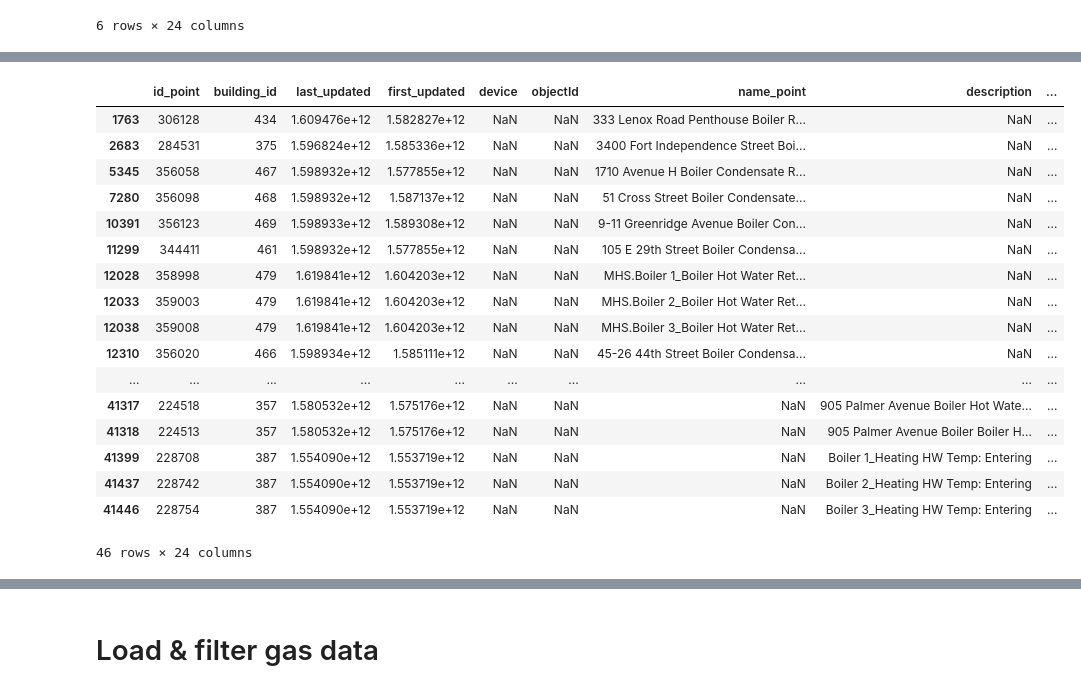
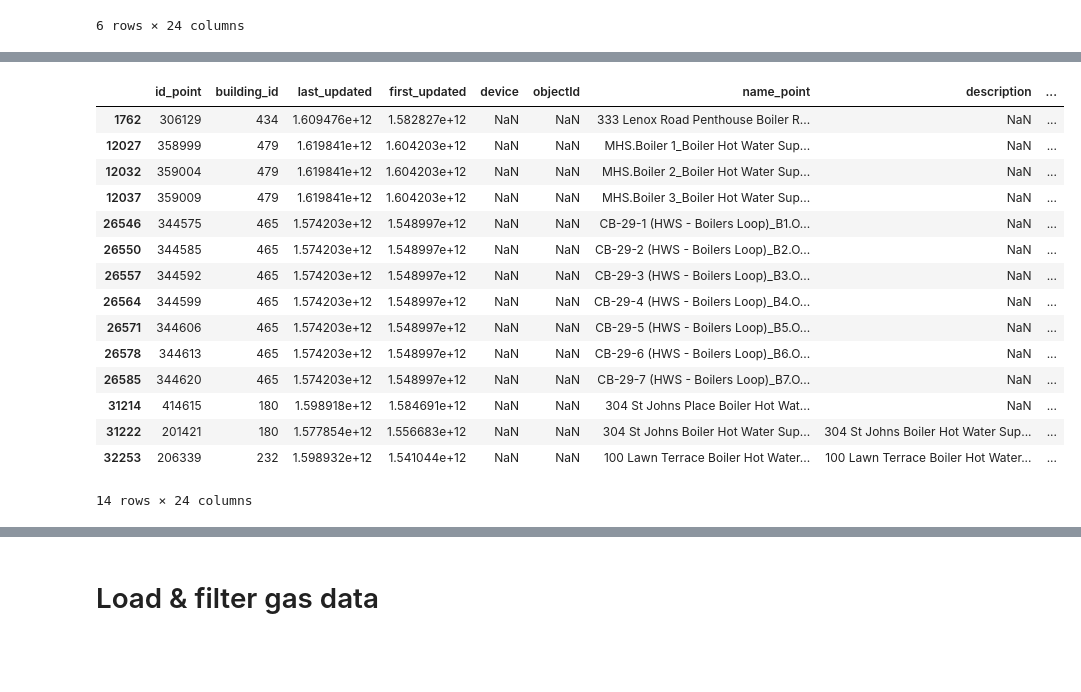
Before and after one commit to PengkunLiu/RTEM_CMU, a Jupyter notebook: RTEM Jupyter Notebook/a-rtem-heating-energy.ipynb, the cells around one changed output, grey strips where cells are left out. Cells and saved outputs as stored; diff of their text form; code cells hidden in the pictures; blank space fills up the shorter version.

Commit message:
heating energy update

```diff
--- a/RTEM Jupyter Notebook/a-rtem-heating-energy.ipynb
+++ b/RTEM Jupyter Notebook/a-rtem-heating-energy.ipynb
@@ -182,0 +169,3 @@ boiler__equip = pd.merge(df_temp, heating_plant_hhwr_equip, how='inner')
+# %%
+boiler_equip = pd.merge(boiler_hhws_equip, boiler_hhwr_equip, how='inner')
+boiler_equip
@@ -182,0 +186,3 @@ boiler__equip = pd.merge(df_temp, heating_plant_hhwr_equip, how='inner')
+# %%
+boiler_hhws = boiler_hhws_data[(boiler_hhws_data['equip_id'].isin(boiler_equip["equip_id"]))]
+boiler_hhws
@@ -187,21 +224,0 @@ boiler_shared_hhws_data = boiler_shared_hhws_data[shared_hhws_data["building_id"
-# %%
-boiler_shared_hhws_data
-# %% [output]
-|  | id_point | building_id | last_updated | first_updated | device | objectId | name_point | description | ... |
-| 1763 | 306128 | 434 | 1.609476e+12 | 1.582827e+12 | NaN | NaN | 333 Lenox Road Penthouse Boiler R... | NaN | ... |
-| 2683 | 284531 | 375 | 1.596824e+12 | 1.585336e+12 | NaN | NaN | 3400 Fort Independence Street Boi... | NaN | ... |
-| 5345 | 356058 | 467 | 1.598932e+12 | 1.577855e+12 | NaN | NaN | 1710 Avenue H Boiler Condensate R... | NaN | ... |
-| 7280 | 356098 | 468 | 1.598932e+12 | 1.587137e+12 | NaN | NaN | 51 Cross Street Boiler Condensate... | NaN | ... |
-| 10391 | 356123 | 469 | 1.598933e+12 | 1.589308e+12 | NaN | NaN | 9-11 Greenridge Avenue Boiler Con... | NaN | ... |
-| 11299 | 344411 | 461 | 1.598932e+12 | 1.577855e+12 | NaN | NaN | 105 E 29th Street Boiler Condensa... | NaN | ... |
-| 12028 | 358998 | 479 | 1.619841e+12 | 1.604203e+12 | NaN | NaN | MHS.Boiler 1_Boiler Hot Water Ret... | NaN | ... |
-| 12033 | 359003 | 479 | 1.619841e+12 | 1.604203e+12 | NaN | NaN | MHS.Boiler 2_Boiler Hot Water Ret... | NaN | ... |
-| 12038 | 359008 | 479 | 1.619841e+12 | 1.604203e+12 | NaN | NaN | MHS.Boiler 3_Boiler Hot Water Ret... | NaN | ... |
-| 12310 | 356020 | 466 | 1.598934e+12 | 1.585111e+12 | NaN | NaN | 45-26 44th Street Boiler Condensa... | NaN | ... |
-| ... | ... | ... | ... | ... | ... | ... | ... | ... | ... |
-| 41317 | 224518 | 357 | 1.580532e+12 | 1.575176e+12 | NaN | NaN | NaN | 905 Palmer Avenue Boiler Hot Wate... | ... |
-| 41318 | 224513 | 357 | 1.580532e+12 | 1.575176e+12 | NaN | NaN | NaN | 905 Palmer Avenue Boiler Boiler H... | ... |
-| 41399 | 228708 | 387 | 1.554090e+12 | 1.553719e+12 | NaN | NaN | NaN | Boiler 1_Heating HW Temp: Entering | ... |
-| 41437 | 228742 | 387 | 1.554090e+12 | 1.553719e+12 | NaN | NaN | NaN | Boiler 2_Heating HW Temp: Entering | ... |
-| 41446 | 228754 | 387 | 1.554090e+12 | 1.553719e+12 | NaN | NaN | NaN | Boiler 3_Heating HW Temp: Entering | ... |
-46 rows × 24 columns
@@ -210,0 +225,23 @@ boiler_alone_data = boiler_data[~boiler_data["building_id"].isin(heating_plant_f
+# %%
+boiler_hhws = boiler_hhws[(boiler_hhws.name_point.str.contains('Domestic', regex=False) == False)]
+boiler_hhws = boiler_hhws[(boiler_hhws.name_point.str.contains('Coil', regex=False) == False)]
+boiler_hhws = boiler_hhws[(boiler_hhws.name_point.str.contains('SupTmp', regex=False) == False)]
+# %%
+boiler_hhws
+# %% [output]
+|  | id_point | building_id | last_updated | first_updated | device | objectId | name_point | description | ... |
+| 1762 | 306129 | 434 | 1.609476e+12 | 1.582827e+12 | NaN | NaN | 333 Lenox Road Penthouse Boiler R... | NaN | ... |
+| 12027 | 358999 | 479 | 1.619841e+12 | 1.604203e+12 | NaN | NaN | MHS.Boiler 1_Boiler Hot Water Sup... | NaN | ... |
+| 12032 | 359004 | 479 | 1.619841e+12 | 1.604203e+12 | NaN | NaN | MHS.Boiler 2_Boiler Hot Water Sup... | NaN | ... |
+| 12037 | 359009 | 479 | 1.619841e+12 | 1.604203e+12 | NaN | NaN | MHS.Boiler 3_Boiler Hot Water Sup... | NaN | ... |
+| 26546 | 344575 | 465 | 1.574203e+12 | 1.548997e+12 | NaN | NaN | CB-29-1 (HWS - Boilers Loop)_B1.O... | NaN | ... |
+| 26550 | 344585 | 465 | 1.574203e+12 | 1.548997e+12 | NaN | NaN | CB-29-2 (HWS - Boilers Loop)_B2.O... | NaN | ... |
+| 26557 | 344592 | 465 | 1.574203e+12 | 1.548997e+12 | NaN | NaN | CB-29-3 (HWS - Boilers Loop)_B3.O... | NaN | ... |
+| 26564 | 344599 | 465 | 1.574203e+12 | 1.548997e+12 | NaN | NaN | CB-29-4 (HWS - Boilers Loop)_B4.O... | NaN | ... |
+| 26571 | 344606 | 465 | 1.574203e+12 | 1.548997e+12 | NaN | NaN | CB-29-5 (HWS - Boilers Loop)_B5.O... | NaN | ... |
+| 26578 | 344613 | 465 | 1.574203e+12 | 1.548997e+12 | NaN | NaN | CB-29-6 (HWS - Boilers Loop)_B6.O... | NaN | ... |
+| 26585 | 344620 | 465 | 1.574203e+12 | 1.548997e+12 | NaN | NaN | CB-29-7 (HWS - Boilers Loop)_B7.O... | NaN | ... |
+| 31214 | 414615 | 180 | 1.598918e+12 | 1.584691e+12 | NaN | NaN | 304 St Johns Place Boiler Hot Wat... | NaN | ... |
+| 31222 | 201421 | 180 | 1.577854e+12 | 1.556683e+12 | NaN | NaN | 304 St Johns Boiler Hot Water Sup... | 304 St Johns Boiler Hot Water Sup... | ... |
+| 32253 | 206339 | 232 | 1.598932e+12 | 1.541044e+12 | NaN | NaN | 100 Lawn Terrace Boiler Hot Water... | 100 Lawn Terrace Boiler Hot Water... | ... |
+14 rows × 24 columns
```
Also changed, not shown: parts of 106 cells of this notebook.
